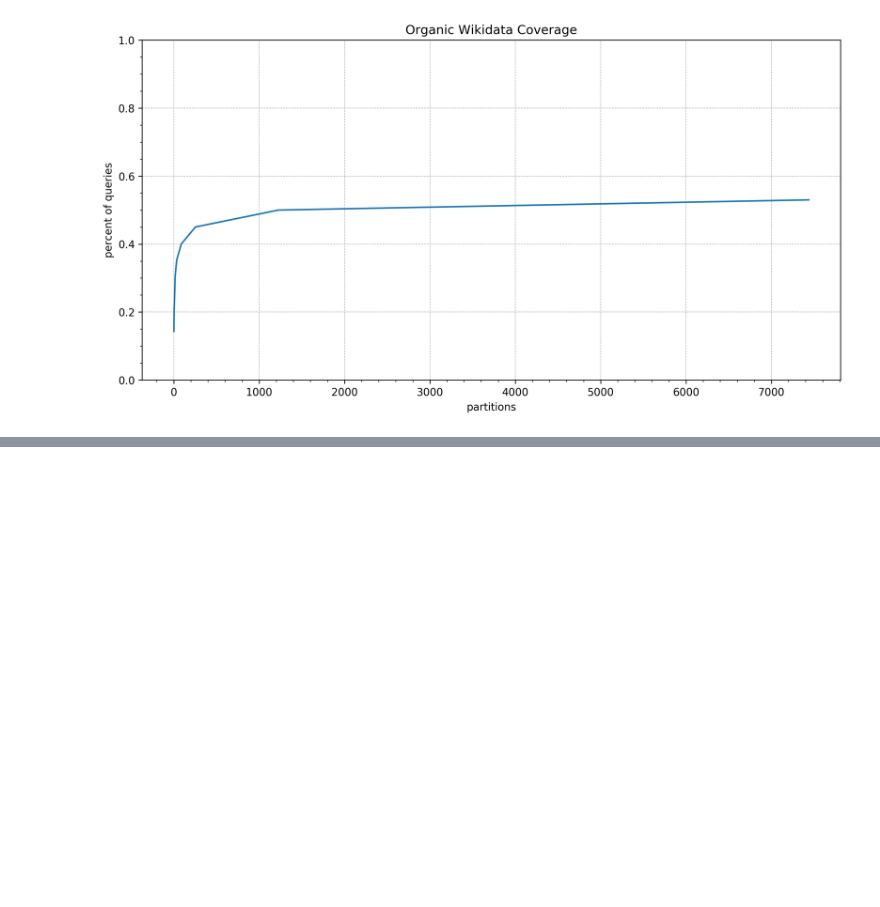
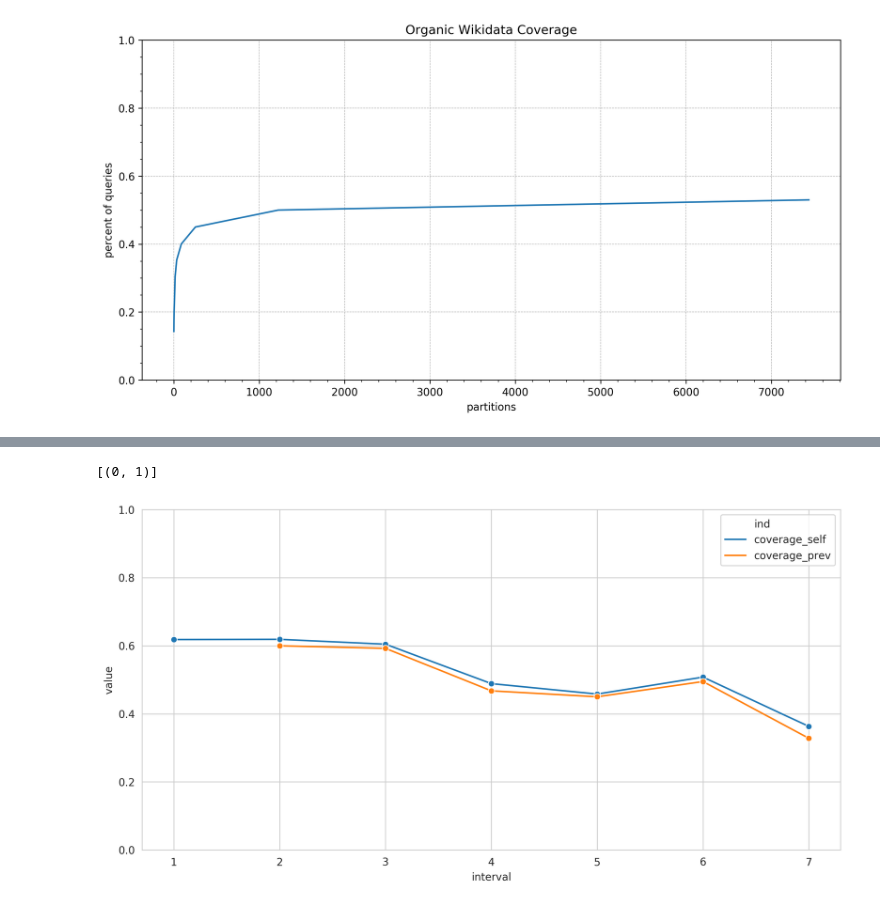
Before and after one commit to aWdas/wu-bachelor-thesis, a Jupyter notebook: log-statistics/weighted-minimum-union.ipynb, the cells around one changed output, grey strips where cells are left out. Drawn from its saved outputs; the diff is of its cells as text; code cells hidden in the pictures; blank space fills up the shorter version.

```diff
--- a/log-statistics/weighted-minimum-union.ipynb
+++ b/log-statistics/weighted-minimum-union.ipynb
@@ -292,0 +263,7 @@ all_minimum_unions
+# %%
+import json
+import pandas as pd
+parts = [1,2,3,4,5,6,7]
+all_dfs = [import_statistics(f"../queryshapes_wikidata_all_{part}.tsv") for part in parts]
+thresholds = list(range(5, 70, 5))
+max_cov = [df["weight"].sum() / query_count for query_count, df in all_dfs]
@@ -292,0 +298,15 @@ all_minimum_unions
+# %%
+import seaborn as sns
+sns.set_style("whitegrid")
+plot_df = pd.DataFrame()
+plot_df["interval"] = range(1,8)
+plot_df["coverage_self"] = [unions[-1][1] for unions in all_dfs_dedup]
+plot_df["coverage_prev"] = coverage_progression
+plot_df = plot_df.melt(id_vars=["interval"], var_name="ind", value_name="value")
+
+fig, ax = plt.subplots(figsize=(12,6), dpi=300)
+g = sns.lineplot(ax=ax, x="interval", y="value", hue="ind",  data=plot_df, marker="o")
+g.set(ylim=(0,1))
+# %% [output]
+[(0, 1)]
+[figure, added]
```
Also changed, not shown: parts of 22 cells of this notebook, 10 other files.
